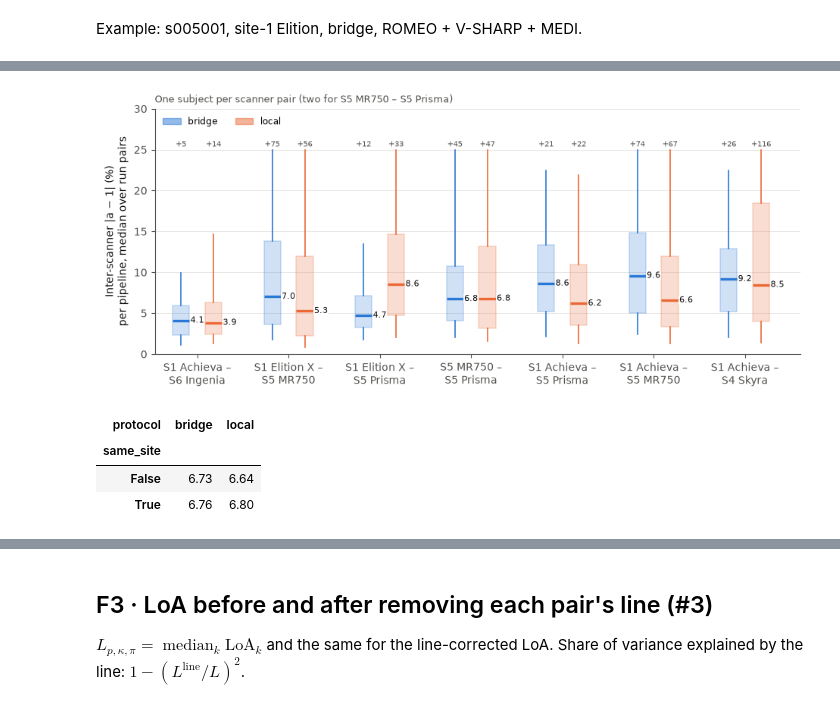
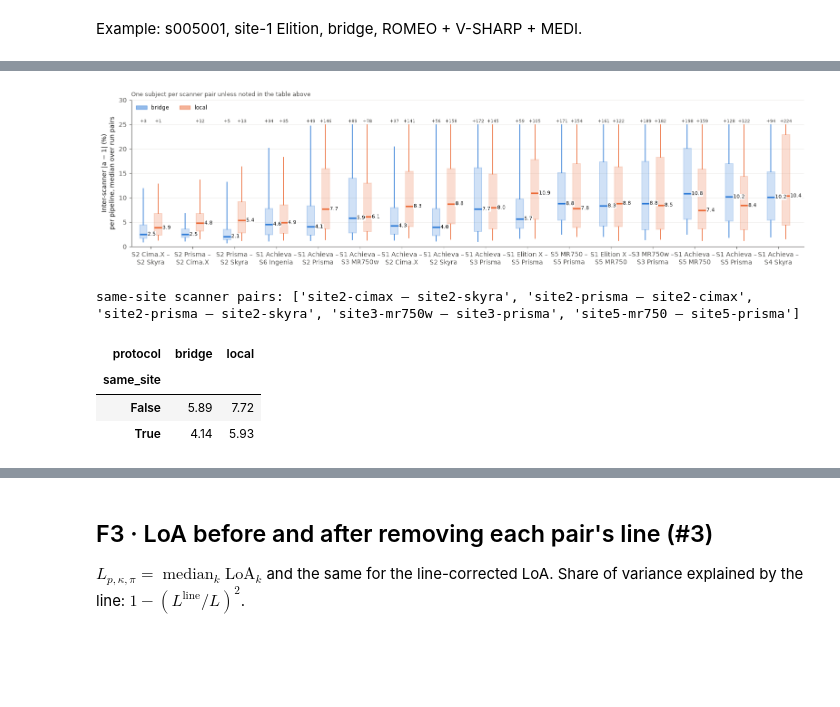
Before and after one commit to astewartau/emtp-travelling-heads, a Jupyter notebook: followup.ipynb, the cells around one changed output, grey strips where cells are left out. Saved outputs shown, nothing was run; the diff lists cells and outputs as text; code cells hidden in the pictures; blank space fills up the shorter version.

```diff
--- a/followup.ipynb
+++ b/followup.ipynb
@@ -146,18 +173,21 @@ median(M_c, each=('scanner_pair', 'protocol')).unstack().round(2)
 # %%
 order = mean(median(M_c, each=('scanner_pair', 'protocol')), each='scanner_pair').sort_values().index
 plots.boxes({plots.scanner_pair(c): by(restrict(M_c, scanner_pair=c), 'protocol') for c in order},
-            ylabel='Inter-scanner |a − 1| (%)\nper pipeline, median over run pairs', ylim=(0, 30), cap=25, figsize=(11, 4.2),
-            title='One subject per scanner pair (two for S5 MR750 – S5 Prisma)', name='fig2_scanner_pairs');
+            ylabel='Inter-scanner |a − 1| (%)\nper pipeline, median over run pairs', ylim=(0, 30), cap=25, figsize=(max(11, 1.1 * len(order) + 1.5), 4.2),
+            title='One subject per scanner pair unless noted in the table above', name='fig2_scanner_pairs');
 # %% [output]
-[figure, old version]
+[figure, new version]
 # %%
-# same site (S5 MR750 – S5 Prisma) vs different sites
-median(median(dev_I, each=('pipeline', 'protocol', 'same_site')), each=('same_site', 'protocol')).unstack().round(2)
+# same site vs different sites (#7); by vendor (#8) in results/followup/inter_scanner_by_vendor.csv
+same_site = median(median(dev_I, each=('pipeline', 'protocol', 'same_site')), each=('same_site', 'protocol')).unstack()
+print('same-site scanner pairs:', sorted({c for c in restrict(dev_I, same_site=True).index.get_level_values('scanner_pair')}))
+same_site.round(2)
 # %% [output]
+same-site scanner pairs: ['site2-cimax – site2-skyra', 'site2-prisma – site2-cimax', 'site2-prisma – site2-skyra', 'site3-mr750w – site3-prisma', 'site5-mr750 – site5-prisma']
 | protocol | bridge | local |
 | same_site |  |  |
-| False | 6.73 | 6.64 |
-| True | 6.76 | 6.80 |
+| False | 5.89 | 7.72 |
+| True | 4.14 | 5.93 |
 # %%
 M_bridge, M_local = by(M, 'protocol').values()
 print(f"pipelines with bridge < local: {((M_bridge - M_local).dropna() < 0).mean():.2f}")
```
Also changed, not shown: parts of 35 cells of this notebook, 49 other files.
